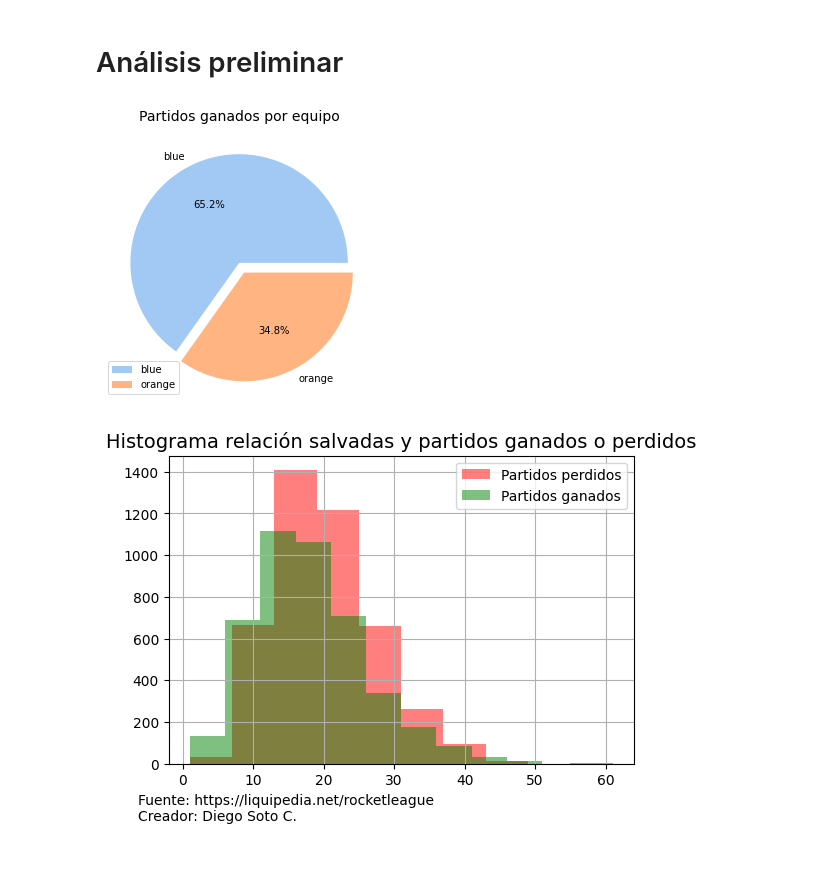
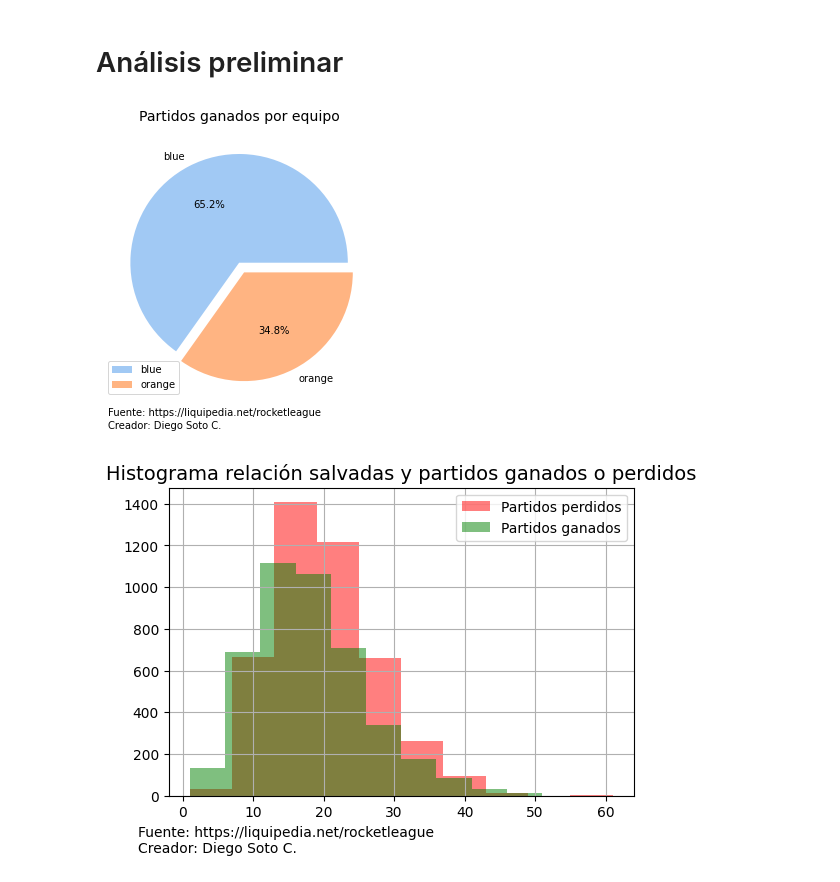
Before and after one commit to disotoc/RLCSAnalysis21-22, a Jupyter notebook: team_analysis.ipynb, the cells around one changed output. Saved outputs shown, nothing was run; the diff lists cells and outputs as text; code cells hidden in the pictures.

Commit message:
Guardado de imagen 1

```diff
--- a/team_analysis.ipynb
+++ b/team_analysis.ipynb
@@ -11,20 +11,25 @@ matches_by_teams_df = datasets.matches_by_teams()
 # %%
 # Agrupamos los partidos ganados por equipo
 color_win_group_matches = matches_by_teams_df.groupby('color')[['color', 'winner']].sum().reset_index()
 # Se crea gráfico de torta
 fig,ax = plt.subplots(figsize=(12,5))
 colors = sns.color_palette('pastel')
 explode = (0, 0.1)
 plt.pie(color_win_group_matches.winner,
         labels=color_win_group_matches.color,
         colors=colors,
         autopct = '%1.1f%%',
         explode = explode)
 ax.set_title('Partidos ganados por equipo', fontsize=14, x=0.5)
+
+fig.set_facecolor('white') # Cambia el color de fondo, esto principalmente para cuando se guarde el png
+ax.text(0.8, -0.05, 'Fuente: https://liquipedia.net/rocketleague', transform=ax.transAxes, horizontalalignment='right', verticalalignment='center', fontsize=10)
+ax.text(0.435, -0.1, 'Creador: Diego Soto C.', transform=ax.transAxes, horizontalalignment='right', verticalalignment='center', fontsize=10)
+#plt.savefig('assets/PartidosGanadosColor.png') # Esto se utiliza para guardar el gráfico, solo se quita de comentario cuando es necesario
 ax.legend()
 plt.show()
 # %% [output]
-[figure, old version]
+[figure, new version]
 # %%
 # En las siguientes líneas de código se crea un gráfico de histograma para mostrar la relación entre el número de salvadas y los partidos ganados o perdidos.
 fig,ax = plt.subplots(figsize=(6,4))
```
Also changed, not shown: 1 other file.
